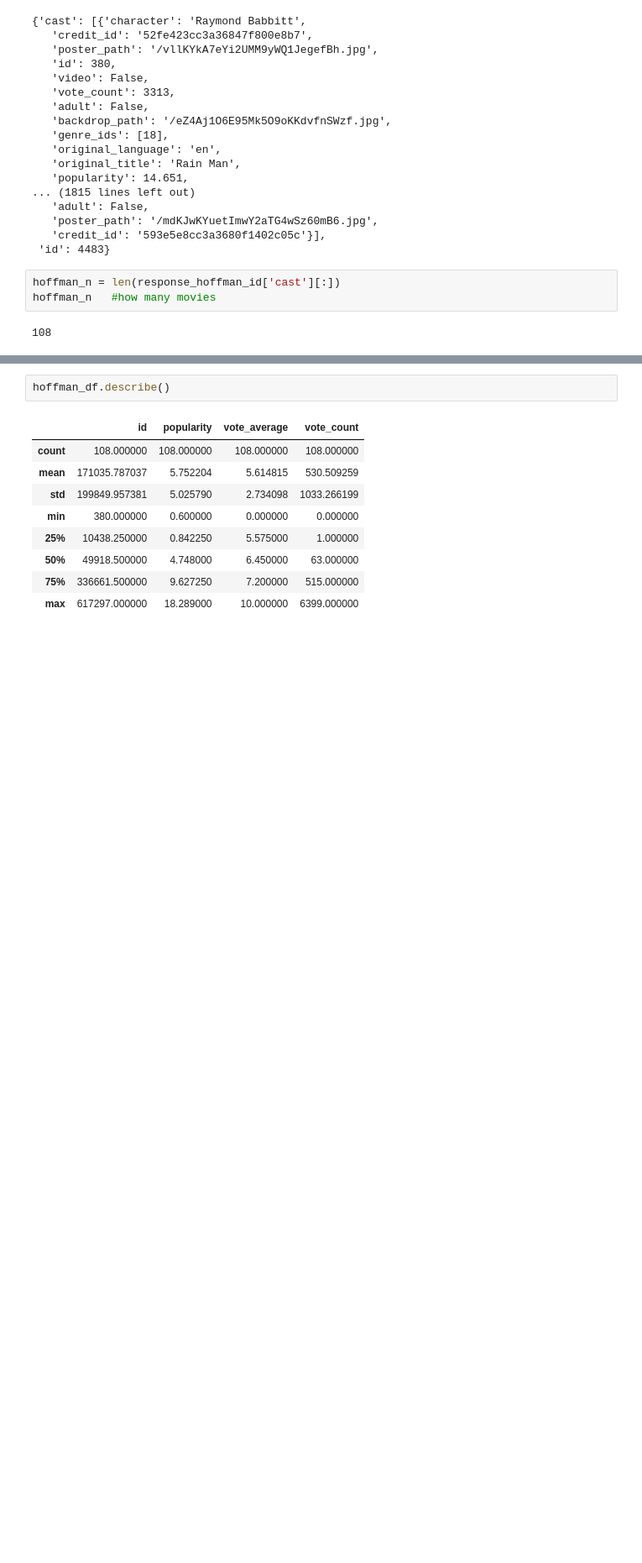
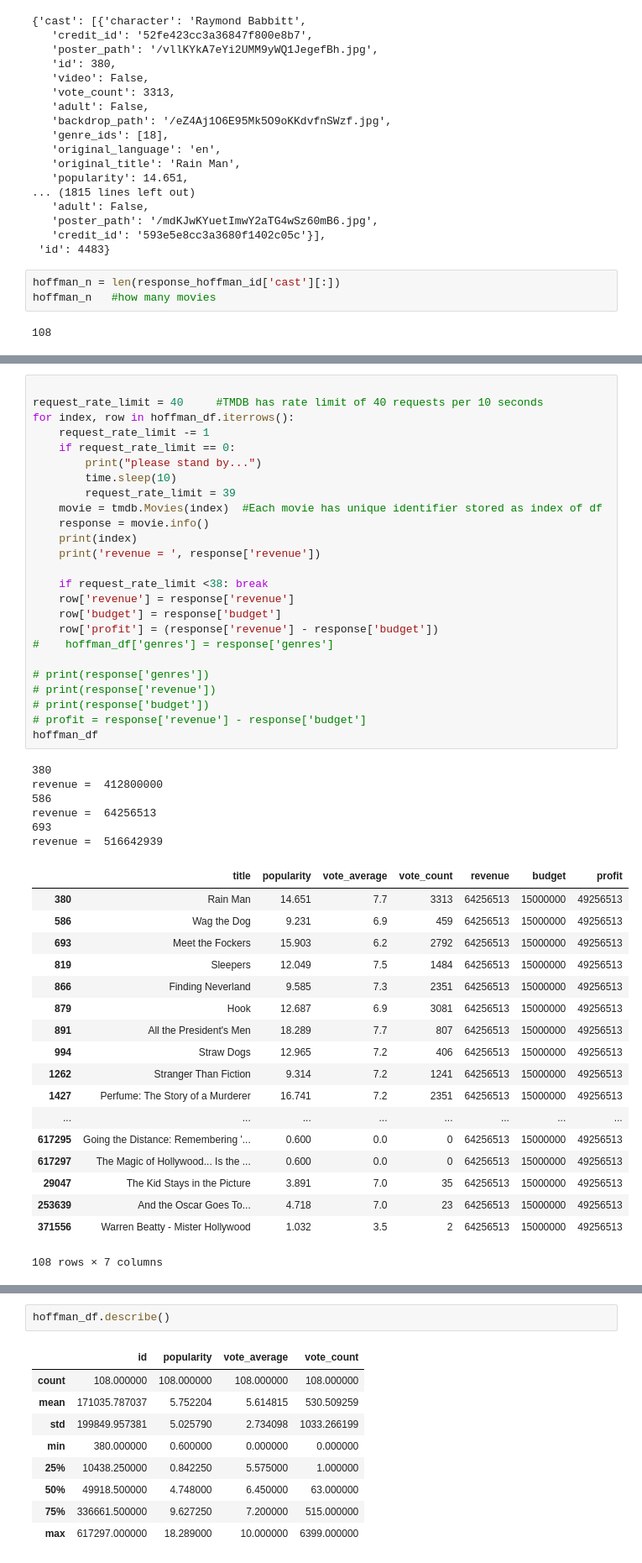
Before and after one commit to faltisco/Choose_Genre, a Jupyter notebook: EDA on TMDB.ipynb, the cells around one changed output, grey strips where cells are left out. Shown at 84% size. Saved outputs shown, nothing was run; the diff lists cells and outputs as text; blank space fills up the shorter version.

Commit message:
put delay for rate limit

```diff
--- a/EDA on TMDB.ipynb
+++ b/EDA on TMDB.ipynb
@@ -96,0 +85,50 @@ for index, row in hoffman_df.iterrows():
+# %%
+
+request_rate_limit = 40     #TMDB has rate limit of 40 requests per 10 seconds
+for index, row in hoffman_df.iterrows():
+    request_rate_limit -= 1
+    if request_rate_limit == 0:
+        print("please stand by...")
+        time.sleep(10)
+        request_rate_limit = 39
+    movie = tmdb.Movies(index)  #Each movie has unique identifier stored as index of df
+    response = movie.info()
+    print(index)
+    print('revenue = ', response['revenue'])
+
+    if request_rate_limit <38: break
+    row['revenue'] = response['revenue']
+    row['budget'] = response['budget']
+    row['profit'] = (response['revenue'] - response['budget'])
+#    hoffman_df['genres'] = response['genres']
+
+# print(response['genres'])
+# print(response['revenue'])
+# print(response['budget'])
+# profit = response['revenue'] - response['budget']
+hoffman_df
+# %% [output]
+380
+revenue =  412800000
+586
+revenue =  64256513
+693
+revenue =  516642939
+|  | title | popularity | vote_average | vote_count | revenue | budget | profit |
+| 380 | Rain Man | 14.651 | 7.7 | 3313 | 64256513 | 15000000 | 49256513 |
+| 586 | Wag the Dog | 9.231 | 6.9 | 459 | 64256513 | 15000000 | 49256513 |
+| 693 | Meet the Fockers | 15.903 | 6.2 | 2792 | 64256513 | 15000000 | 49256513 |
+| 819 | Sleepers | 12.049 | 7.5 | 1484 | 64256513 | 15000000 | 49256513 |
+| 866 | Finding Neverland | 9.585 | 7.3 | 2351 | 64256513 | 15000000 | 49256513 |
+| 879 | Hook | 12.687 | 6.9 | 3081 | 64256513 | 15000000 | 49256513 |
+| 891 | All the President's Men | 18.289 | 7.7 | 807 | 64256513 | 15000000 | 49256513 |
+| 994 | Straw Dogs | 12.965 | 7.2 | 406 | 64256513 | 15000000 | 49256513 |
+| 1262 | Stranger Than Fiction | 9.314 | 7.2 | 1241 | 64256513 | 15000000 | 49256513 |
+| 1427 | Perfume: The Story of a Murderer | 16.741 | 7.2 | 2351 | 64256513 | 15000000 | 49256513 |
+| ... | ... | ... | ... | ... | ... | ... | ... |
+| 617295 | Going the Distance: Remembering '... | 0.600 | 0.0 | 0 | 64256513 | 15000000 | 49256513 |
+| 617297 | The Magic of Hollywood... Is the ... | 0.600 | 0.0 | 0 | 64256513 | 15000000 | 49256513 |
+| 29047 | The Kid Stays in the Picture | 3.891 | 7.0 | 35 | 64256513 | 15000000 | 49256513 |
+| 253639 | And the Oscar Goes To... | 4.718 | 7.0 | 23 | 64256513 | 15000000 | 49256513 |
+| 371556 | Warren Beatty - Mister Hollywood | 1.032 | 3.5 | 2 | 64256513 | 15000000 | 49256513 |
+108 rows × 7 columns
```
Also changed, not shown: parts of 6 cells of this notebook, 1 other file.
